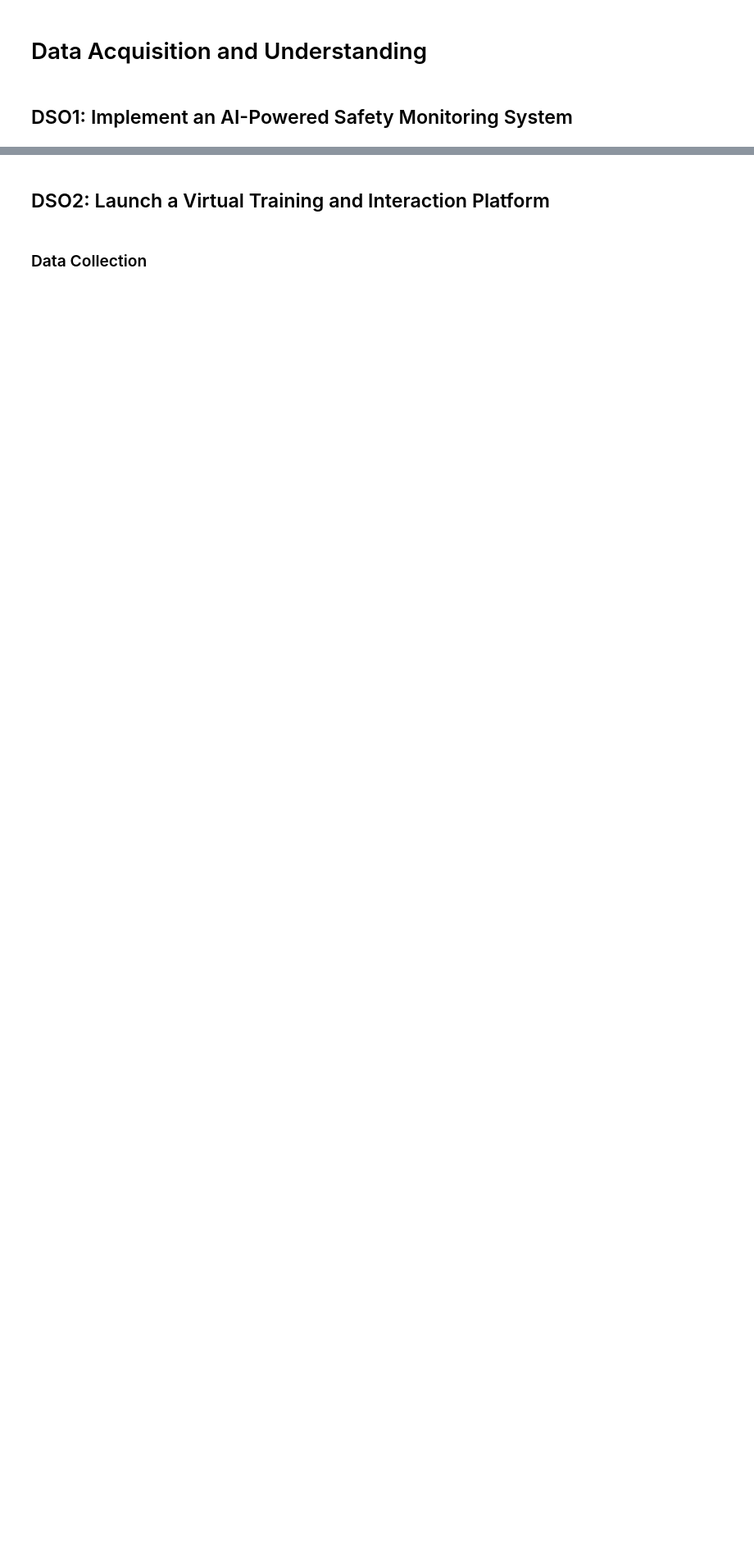
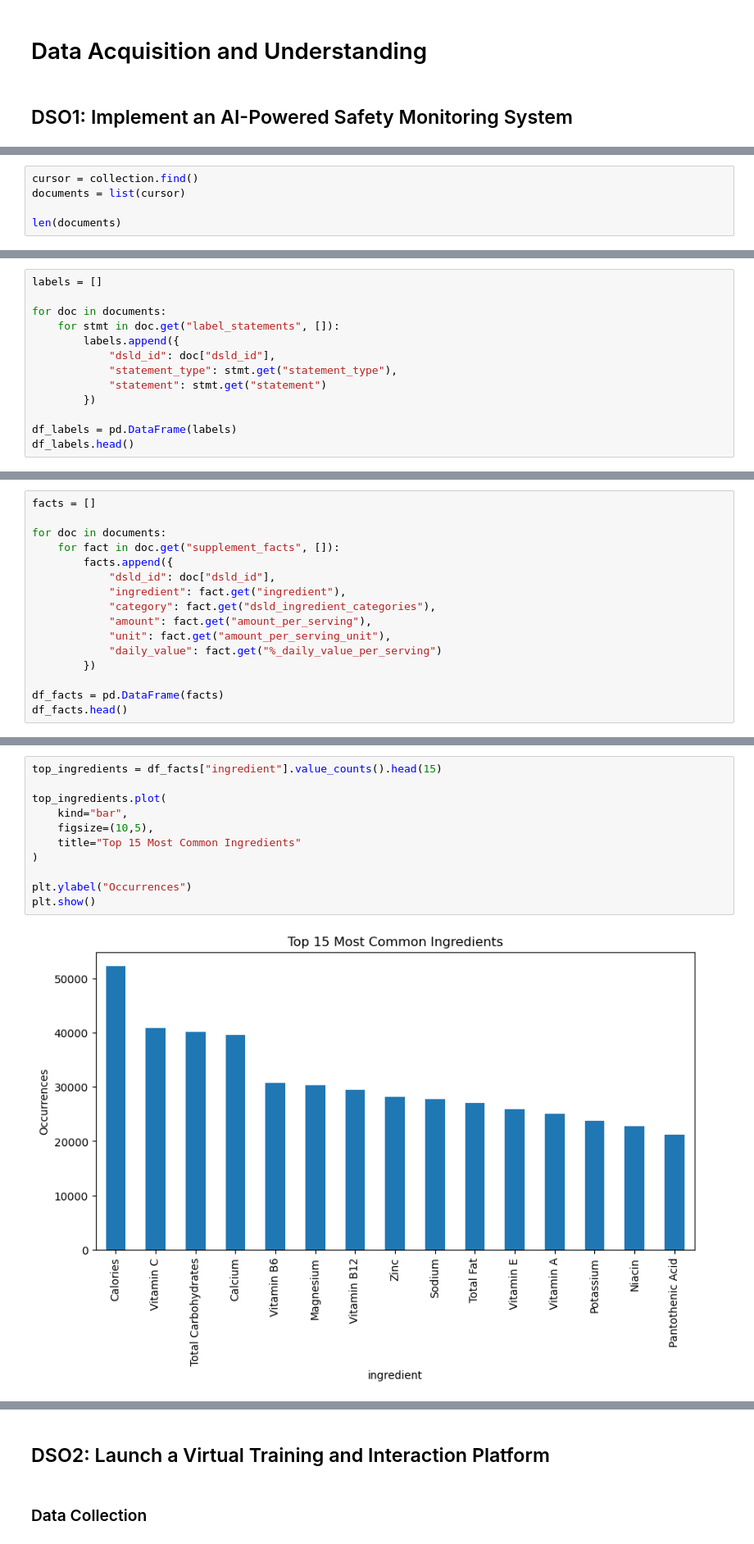
Before and after one commit to Tasnim85/Esprit-PI-4DS9-2526-ATHENAPLULSE, a Jupyter notebook: AthenaPulse.ipynb, the cells around one changed output, grey strips where cells are left out. Shown at 82% size. Cells and saved outputs as stored; diff of their text form; blank space fills up the shorter version.

```diff
--- a/AthenaPulse.ipynb
+++ b/AthenaPulse.ipynb
@@ -50,0 +59,5 @@
+# %%
+cursor = collection.find()
+documents = list(cursor)
+
+len(documents)
@@ -50,0 +96,13 @@
+# %%
+labels = []
+
+for doc in documents:
+    for stmt in doc.get("label_statements", []):
+        labels.append({
+            "dsld_id": doc["dsld_id"],
+            "statement_type": stmt.get("statement_type"),
+            "statement": stmt.get("statement")
+        })
+
+df_labels = pd.DataFrame(labels)
+df_labels.head()
@@ -50,0 +116,16 @@
+# %%
+facts = []
+
+for doc in documents:
+    for fact in doc.get("supplement_facts", []):
+        facts.append({
+            "dsld_id": doc["dsld_id"],
+            "ingredient": fact.get("ingredient"),
+            "category": fact.get("dsld_ingredient_categories"),
+            "amount": fact.get("amount_per_serving"),
+            "unit": fact.get("amount_per_serving_unit"),
+            "daily_value": fact.get("%_daily_value_per_serving")
+        })
+
+df_facts = pd.DataFrame(facts)
+df_facts.head()
@@ -50,0 +203,13 @@
+# %%
+top_ingredients = df_facts["ingredient"].value_counts().head(15)
+
+top_ingredients.plot(
+    kind="bar",
+    figsize=(10,5),
+    title="Top 15 Most Common Ingredients"
+)
+
+plt.ylabel("Occurrences")
+plt.show()
+# %% [output]
+[figure, added]
```
Also changed, not shown: parts of 126 cells of this notebook.
